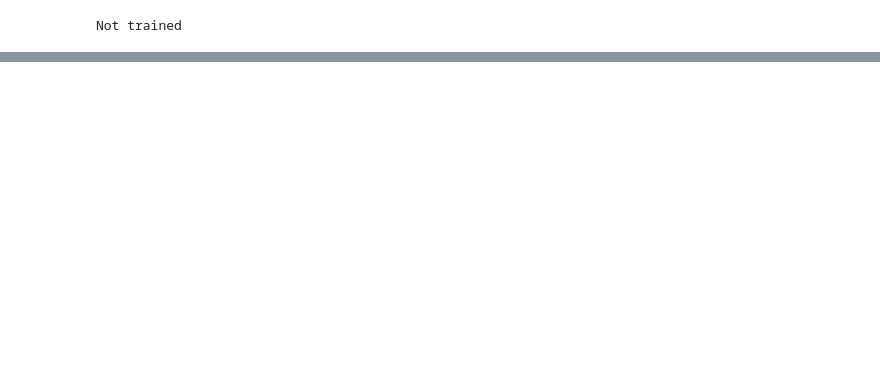
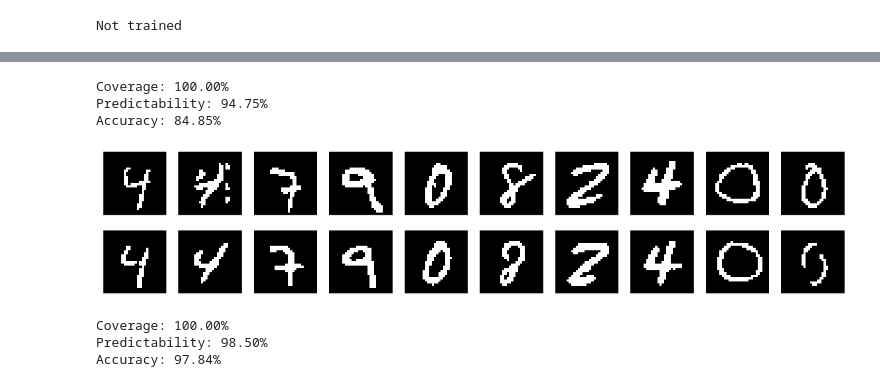
Before and after one commit to TechedLemur/IT3030, a Jupyter notebook: project2/vae_test.ipynb, the cells around one changed output, grey strips where cells are left out. Cells and saved outputs as stored; diff of their text form; code cells hidden in the pictures; blank space fills up the shorter version.

```diff
--- a/project2/vae_test.ipynb
+++ b/project2/vae_test.ipynb
@@ -266,0 +285,30 @@ for i in range(10):
+# %%
+img, labels = gen.get_random_batch(training=False,  batch_size=10000)
+
+result = vae.autoencode(img)
+# result = autoencoder(img).mode()
+cov = net.check_class_coverage(data=result, tolerance=.80)
+pred, acc = net.check_predictability(data=result, correct_labels=labels, tolerance=0.8)
+print(f"Coverage: {100*cov:.2f}%")
+print(f"Predictability: {100*pred:.2f}%")
+print(f"Accuracy: {100 * acc:.2f}%")
+# %% [output]
+Coverage: 100.00%
+Predictability: 94.75%
+Accuracy: 84.85%
+# %%
+AutoEncoder.plot_n_images(10, img[20:], result[20:])
+# %% [output]
+[figure, added]
+# %%
+img, labels = gen.get_random_batch(training=False,  batch_size=10000)
+
+cov = net.check_class_coverage(data=img, tolerance=.80)
+pred, acc = net.check_predictability(data=img, correct_labels=labels, tolerance=0.8)
+print(f"Coverage: {100*cov:.2f}%")
+print(f"Predictability: {100*pred:.2f}%")
+print(f"Accuracy: {100 * acc:.2f}%")
+# %% [output]
+Coverage: 100.00%
+Predictability: 98.50%
+Accuracy: 97.84%
```
Also changed, not shown: parts of 14 cells of this notebook, 10 other files.
